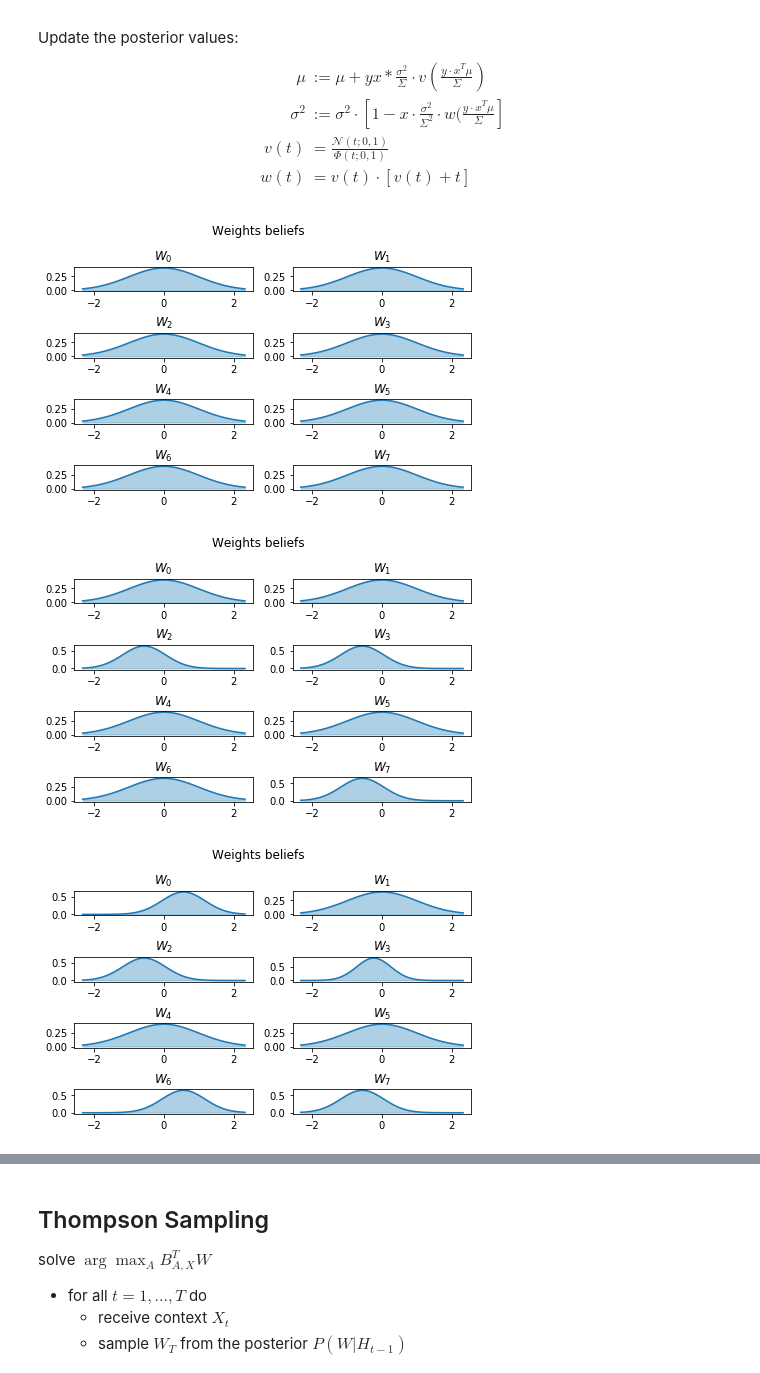
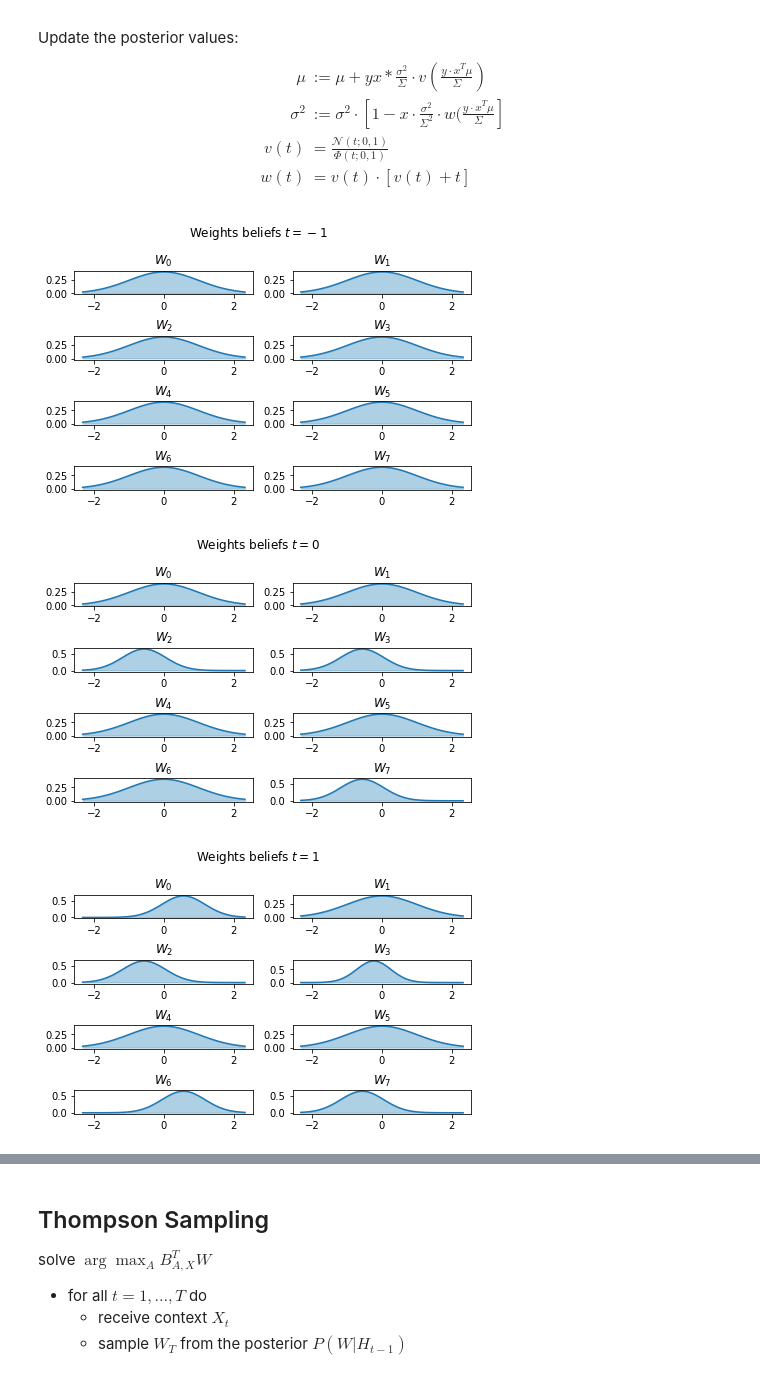
Before and after one commit to rfdickerson/multiarmed-bandits, a Jupyter notebook: Contextual Bandits.ipynb, the cells around one changed output, grey strips where cells are left out. Cells and saved outputs as stored; diff of their text form; code cells hidden in the pictures.

```diff
--- a/Contextual Bandits.ipynb
+++ b/Contextual Bandits.ipynb
@@ -83,17 +83,35 @@ choices_slot_1 = ["suit_style", "map", "top_rated"]
 choices_slot_2 = ["city_info", "weather", "pricing"]
 choices_slot_3 = ["reviews", "destination_guide"]
 
+device_choices = ["web", "mobile"]
+
 # number of random layouts to generate
-N = 1000
+N = 5
 
 
 s1 = random.choices(choices_slot_1, k=N)
 s2 = random.choices(choices_slot_2, k=N)
 s3 = random.choices(choices_slot_3, k=N)
 
-data = {'slot1': s1, 'slot2': s2, 'slot3': s3, 'location_context': 'US'}
-df = pd.DataFrame(data=data)
+data = {'slot1': s1, 'slot2': s2, 'slot3': s3, 'device_context': 'web'}
+df = pd.DataFrame(data=data, dtype='category')
+df["slot1"] = df["slot1"].cat.set_categories(choices_slot_1)
+df["slot2"] = df["slot2"].cat.set_categories(choices_slot_2)
+df["slot3"] = df["slot3"].cat.set_categories(choices_slot_3)
+df["device_context"] = df["device_context"].cat.set_categories(['web', 'mobile'])
 df['reward'] = df.apply(lambda x: simulate_behavior(x['slot1'], x['slot2'], x['slot3']), axis=1)
 
 display(df)
+
+df2 = pd.get_dummies(df, columns=["slot1", "slot2", "slot3", 'device_context'])
+
+display(df2)
+
+df2.loc[:, df2.columns.str.startswith('slot1')].idxmax(axis=1).str[len('slot1_'):]
+
+fc = [col for col in df2 if col.startswith('slot')]
+df2[fc]
+
+df3 = pd.DataFrame(columns=df2.columns)
+display(df3)
 # %% [output]
@@ -145,9 +156,3 @@ def describe_features(features):
     for i, value in enumerate(choices_slot_3):
         if features[i+6]:
             print(value)
-# %%
-df['feature'] = df.apply(lambda x: feature_vector(x['slot1'], x['slot2'], x['slot3']), axis=1)
-
-display(df)
-
-describe_features(df['feature'].iloc[1])
@@ -207,11 +222,11 @@ def update(mu, sigma, feature, reward, beta=1):
     sigma = sigma * (1 - feature * sigma**2/Sigma * w(reward * feature * mu/Sigma))
     return mu, sigma
 # %%
-def plot_weights(mu, sigma):
+def plot_weights(mu, sigma, t):
 
     d = mu.shape[0]
     fig, axs = plt.subplots(4, 2, constrained_layout=True)
-    fig.suptitle("Weights beliefs")
+    fig.suptitle("Weights beliefs $t={}$".format(t))
 
     for i in range(d):
 
@@ -228,23 +243,23 @@ def plot_weights(mu, sigma):
 
     plt.show()
 # %%
-d = 8
+# time iterations
 t = 10
 
 mu = np.zeros(d)
 sigma = np.ones(d)
 
-plot_weights(mu, sigma)
+plot_weights(mu, sigma, -1)
 
 for i in range(t):
     row = df.iloc[i]
     feature = row['feature']
     reward = row['reward']
 
     mu, sigma = update(mu, sigma, feature, reward)
 
-    plot_weights(mu, sigma)
+    plot_weights(mu, sigma, i)
 # %% [output]
-[figure, old version]
+[figure, new version]
-[figure, old version]
+[figure, new version]
-[figure, old version]
+[figure, new version]
```
Also changed, not shown: parts of 9 cells of this notebook.
